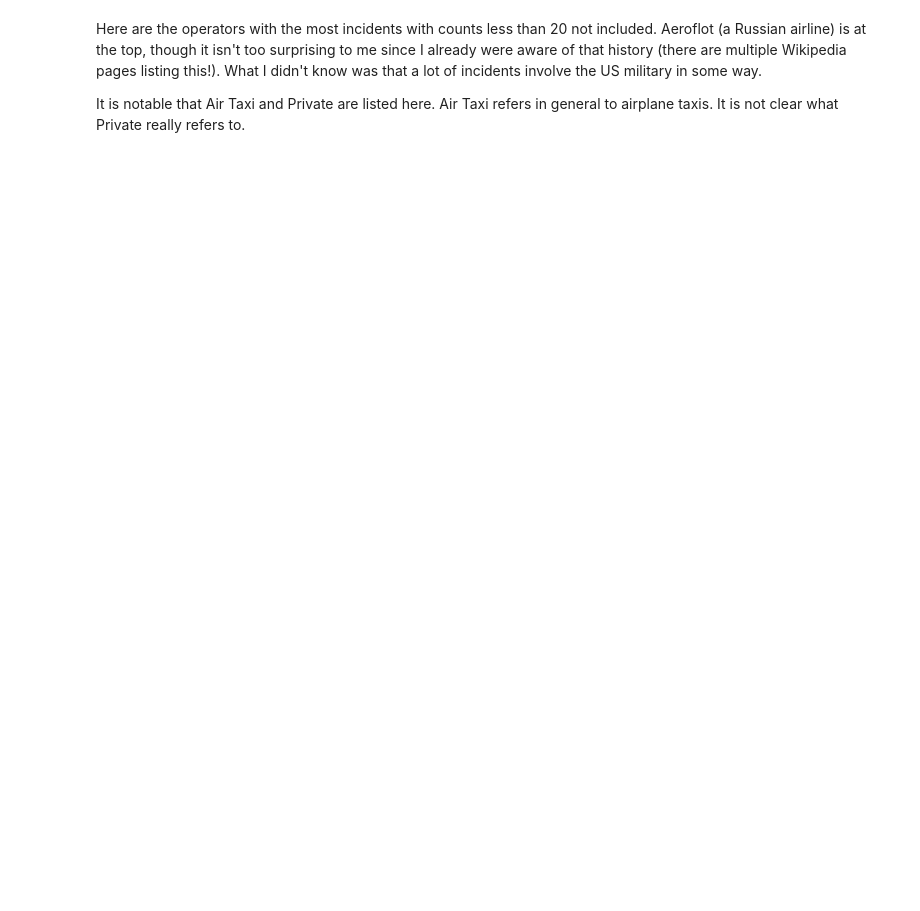
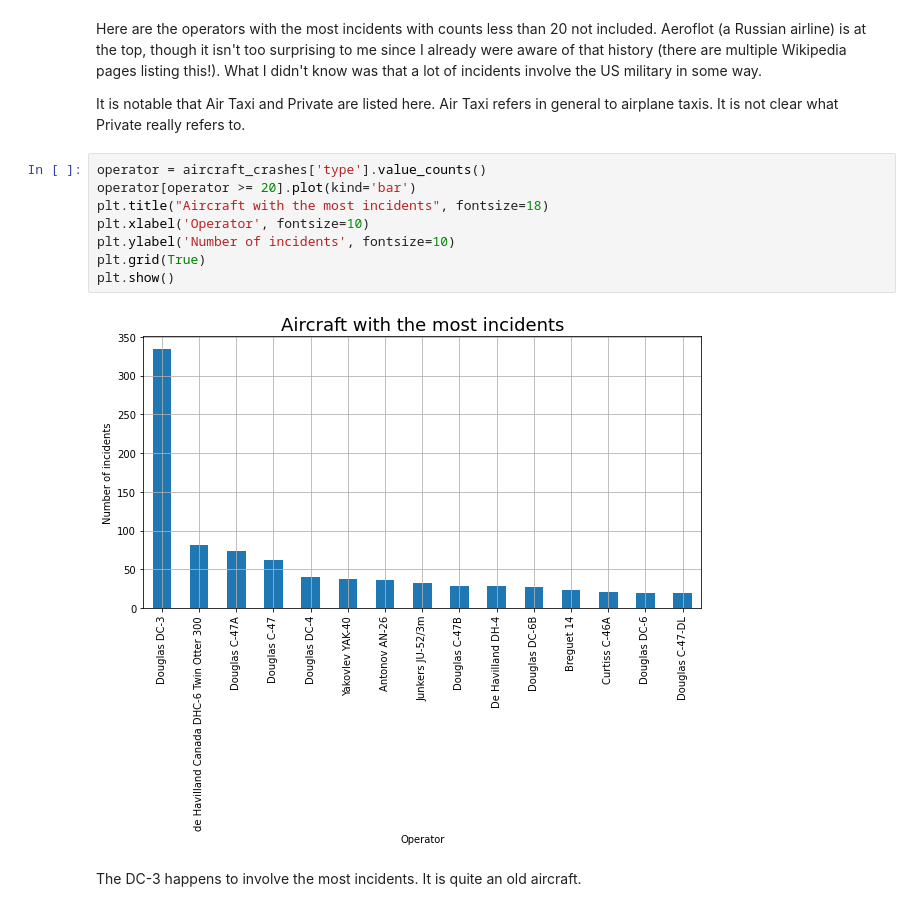
Before and after one commit to unyxium/data_project, a Jupyter notebook: aircraft_crashes.ipynb, the cells around one changed output. Drawn from its saved outputs; the diff is of its cells as text; blank space fills up the shorter version.

Commit message:
added aircraft type histogram

```diff
--- a/aircraft_crashes.ipynb
+++ b/aircraft_crashes.ipynb
@@ -109,3 +109,15 @@ plt.show()
 Here are the operators with the most incidents with counts less than 20 not included. Aeroflot (a Russian airline) is at the top, though it isn't too surprising to me since I already were aware of that history (there are multiple Wikipedia pages listing this!). What I didn't know was that a lot of incidents involve the US military in some way.
 
 It is notable that Air Taxi and Private are listed here. Air Taxi refers in general to airplane taxis. It is not clear what Private really refers to.
+# %%
+operator = aircraft_crashes['type'].value_counts()
+operator[operator >= 20].plot(kind='bar')
+plt.title("Aircraft with the most incidents", fontsize=18)
+plt.xlabel('Operator', fontsize=10)
+plt.ylabel('Number of incidents', fontsize=10)
+plt.grid(True)
+plt.show()
+# %% [output]
+[figure, added]
+# %% [markdown]
+The DC-3 happens to involve the most incidents. It is quite an old aircraft.
```
Also changed, not shown: parts of 2 cells of this notebook.
